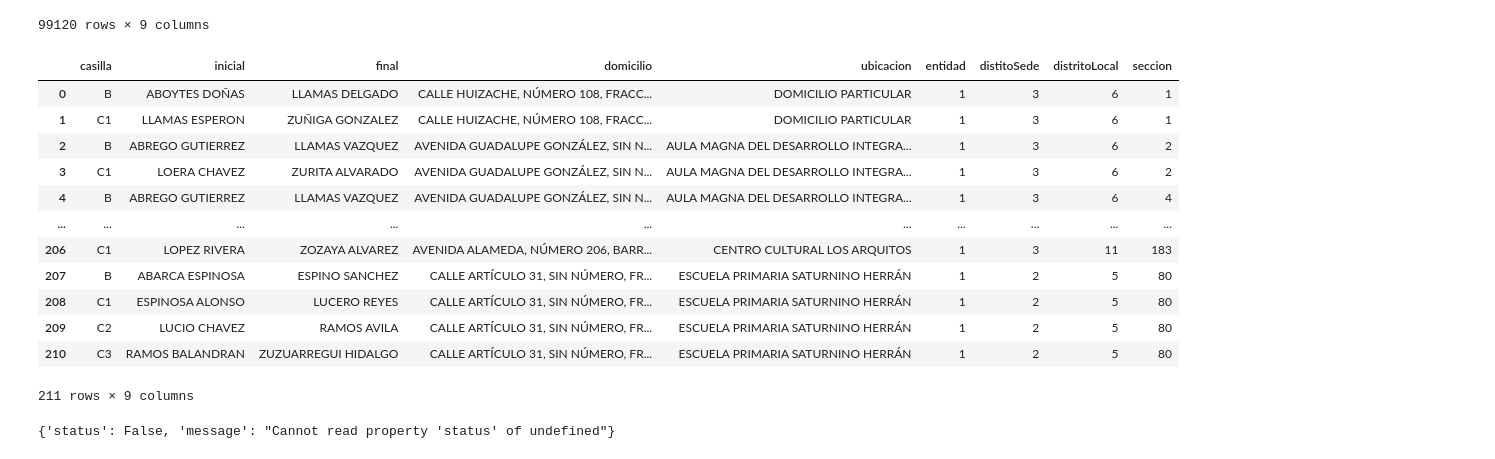
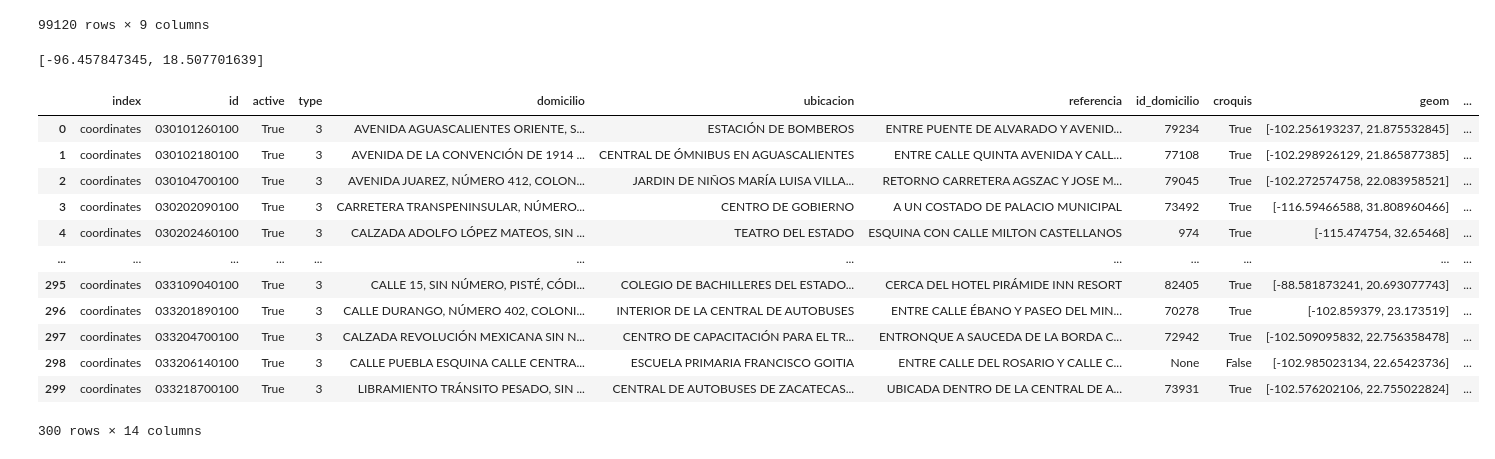
Before and after one commit to FedericoDM/indian-schools-extraction, a Jupyter notebook: ine/extract_casillas.ipynb, the cells around one changed output. Saved outputs shown, nothing was run; the diff lists cells and outputs as text; code cells hidden in the pictures.

Commit message:
Getting casillas especiales

```diff
--- a/ine/extract_casillas.ipynb
+++ b/ine/extract_casillas.ipynb
@@ -230,26 +269,26 @@ mexico_df.to_csv("casillas_edos-20-32.csv", encoding="utf-8-sig",
                     index=False)
-# %%
-estado_df
-# %% [output]
-|  | casilla | inicial | final | domicilio | ubicacion | entidad | distitoSede | distritoLocal | seccion |
-| 0 | B | ABOYTES DOÑAS | LLAMAS DELGADO | CALLE HUIZACHE, NÚMERO 108, FRACC... | DOMICILIO PARTICULAR | 1 | 3 | 6 | 1 |
-| 1 | C1 | LLAMAS ESPERON | ZUÑIGA GONZALEZ | CALLE HUIZACHE, NÚMERO 108, FRACC... | DOMICILIO PARTICULAR | 1 | 3 | 6 | 1 |
-| 2 | B | ABREGO GUTIERREZ | LLAMAS VAZQUEZ | AVENIDA GUADALUPE GONZÁLEZ, SIN N... | AULA MAGNA DEL DESARROLLO INTEGRA... | 1 | 3 | 6 | 2 |
-| 3 | C1 | LOERA CHAVEZ | ZURITA ALVARADO | AVENIDA GUADALUPE GONZÁLEZ, SIN N... | AULA MAGNA DEL DESARROLLO INTEGRA... | 1 | 3 | 6 | 2 |
-| 4 | B | ABREGO GUTIERREZ | LLAMAS VAZQUEZ | AVENIDA GUADALUPE GONZÁLEZ, SIN N... | AULA MAGNA DEL DESARROLLO INTEGRA... | 1 | 3 | 6 | 4 |
-| ... | ... | ... | ... | ... | ... | ... | ... | ... | ... |
-| 206 | C1 | LOPEZ RIVERA | ZOZAYA ALVAREZ | AVENIDA ALAMEDA, NÚMERO 206, BARR... | CENTRO CULTURAL LOS ARQUITOS | 1 | 3 | 11 | 183 |
-| 207 | B | ABARCA ESPINOSA | ESPINO SANCHEZ | CALLE ARTÍCULO 31, SIN NÚMERO, FR... | ESCUELA PRIMARIA SATURNINO HERRÁN | 1 | 2 | 5 | 80 |
-| 208 | C1 | ESPINOSA ALONSO | LUCERO REYES | CALLE ARTÍCULO 31, SIN NÚMERO, FR... | ESCUELA PRIMARIA SATURNINO HERRÁN | 1 | 2 | 5 | 80 |
-| 209 | C2 | LUCIO CHAVEZ | RAMOS AVILA | CALLE ARTÍCULO 31, SIN NÚMERO, FR... | ESCUELA PRIMARIA SATURNINO HERRÁN | 1 | 2 | 5 | 80 |
-| 210 | C3 | RAMOS BALANDRAN | ZUZUARREGUI HIDALGO | CALLE ARTÍCULO 31, SIN NÚMERO, FR... | ESCUELA PRIMARIA SATURNINO HERRÁN | 1 | 2 | 5 | 80 |
-211 rows × 9 columns
 # %%
 raw_df, content = get_raw_df(API, 1, 98)
 # %%
 new_API = API.replace("e=1", f"e={20}")
-new_API = new_API.replace("&s=488", f"")
+new_API = new_API.replace("s=488", f"s={6}")
 r = requests.get(new_API, headers=headers, proxies=proxies)
-r.json()
+r.json()['data'][0]['items'][0]['reference']['dce']['geom']['coordinates']
 # %% [output]
-{'status': False, 'message': "Cannot read property 'status' of undefined"}
+[-96.457847345, 18.507701639]
+# %%
+specials_df
+# %% [output]
+|  | index | id | active | type | domicilio | ubicacion | referencia | id_domicilio | croquis | geom | ... |
+| 0 | coordinates | 030101260100 | True | 3 | AVENIDA AGUASCALIENTES ORIENTE, S... | ESTACIÓN DE BOMBEROS | ENTRE PUENTE DE ALVARADO Y AVENID... | 79234 | True | [-102.256193237, 21.875532845] | ... |
+| 1 | coordinates | 030102180100 | True | 3 | AVENIDA DE LA CONVENCIÓN DE 1914 ... | CENTRAL DE ÓMNIBUS EN AGUASCALIENTES | ENTRE CALLE QUINTA AVENIDA Y CALL... | 77108 | True | [-102.298926129, 21.865877385] | ... |
+| 2 | coordinates | 030104700100 | True | 3 | AVENIDA JUAREZ, NÚMERO 412, COLON... | JARDIN DE NIÑOS MARÍA LUISA VILLA... | RETORNO CARRETERA AGSZAC Y JOSE M... | 79045 | True | [-102.272574758, 22.083958521] | ... |
+| 3 | coordinates | 030202090100 | True | 3 | CARRETERA TRANSPENINSULAR, NÚMERO... | CENTRO DE GOBIERNO | A UN COSTADO DE PALACIO MUNICIPAL | 73492 | True | [-116.59466588, 31.808960466] | ... |
+| 4 | coordinates | 030202460100 | True | 3 | CALZADA ADOLFO LÓPEZ MATEOS, SIN ... | TEATRO DEL ESTADO | ESQUINA CON CALLE MILTON CASTELLANOS | 974 | True | [-115.474754, 32.65468] | ... |
+| ... | ... | ... | ... | ... | ... | ... | ... | ... | ... | ... | ... |
+| 295 | coordinates | 033109040100 | True | 3 | CALLE 15, SIN NÚMERO, PISTÉ, CÓDI... | COLEGIO DE BACHILLERES DEL ESTADO... | CERCA DEL HOTEL PIRÁMIDE INN RESORT | 82405 | True | [-88.581873241, 20.693077743] | ... |
+| 296 | coordinates | 033201890100 | True | 3 | CALLE DURANGO, NÚMERO 402, COLONI... | INTERIOR DE LA CENTRAL DE AUTOBUSES | ENTRE CALLE ÉBANO Y PASEO DEL MIN... | 70278 | True | [-102.859379, 23.173519] | ... |
+| 297 | coordinates | 033204700100 | True | 3 | CALZADA REVOLUCIÓN MEXICANA SIN N... | CENTRO DE CAPACITACIÓN PARA EL TR... | ENTRONQUE A SAUCEDA DE LA BORDA C... | 72942 | True | [-102.509095832, 22.756358478] | ... |
+| 298 | coordinates | 033206140100 | True | 3 | CALLE PUEBLA ESQUINA CALLE CENTRA... | ESCUELA PRIMARIA FRANCISCO GOITIA | ENTRE CALLE DEL ROSARIO Y CALLE C... | None | False | [-102.985023134, 22.65423736] | ... |
+| 299 | coordinates | 033218700100 | True | 3 | LIBRAMIENTO TRÁNSITO PESADO, SIN ... | CENTRAL DE AUTOBUSES DE ZACATECAS... | UBICADA DENTRO DE LA CENTRAL DE A... | 73931 | True | [-102.576202106, 22.755022824] | ... |
+300 rows × 14 columns
```
Also changed, not shown: parts of 7 cells of this notebook.
